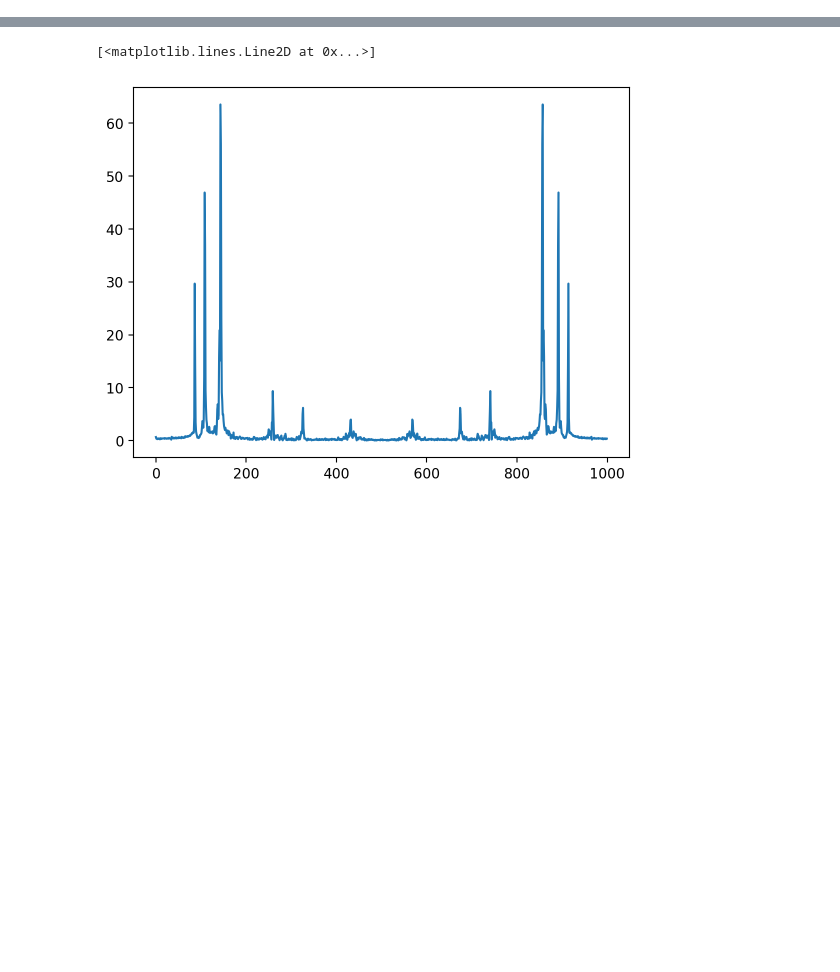
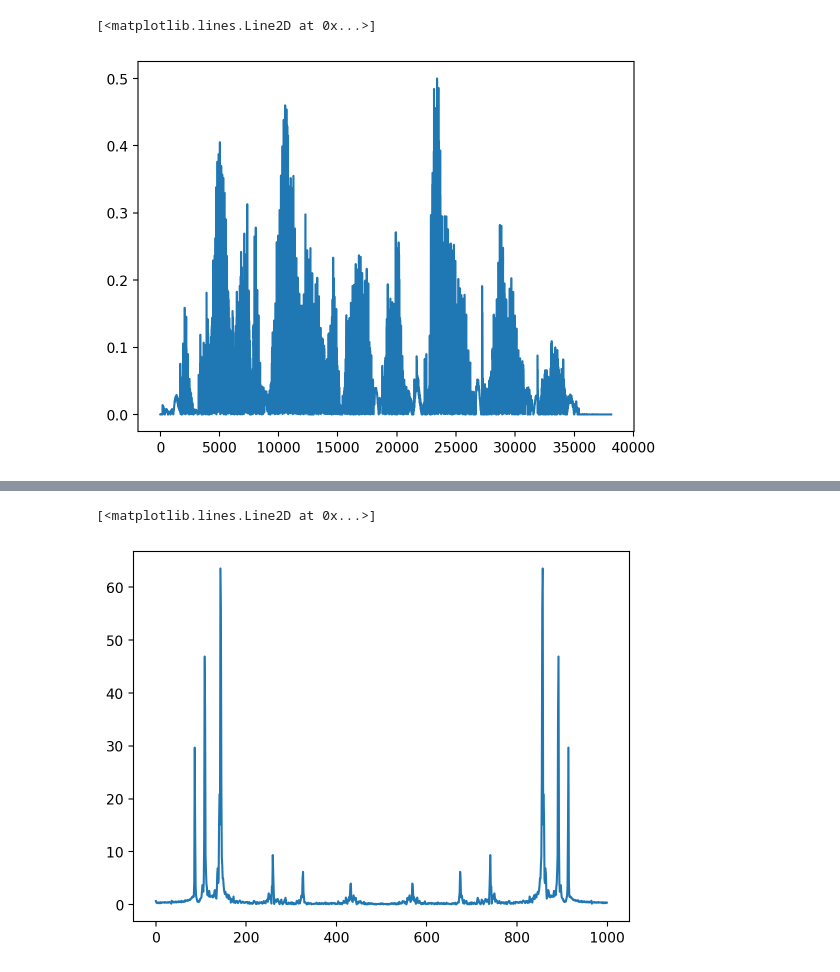
Before and after one commit to LisandraMoura/PDSI, a Jupyter notebook: ExperimentoAudio.ipynb, the cells around one changed output, grey strips where cells are left out. Cells and saved outputs as stored; diff of their text form; code cells hidden in the pictures; blank space fills up the shorter version.

```diff
--- a/ExperimentoAudio.ipynb
+++ b/ExperimentoAudio.ipynb
@@ -51,3 +53,14 @@ array([ 3.68526741+0.j        ,  0.06595625+0.20432223j,
+# %%
+import matplotlib.pyplot as plt
+#gráfico de toda a magnetude do audio
+
+np.fft.fft(x)
+
+Xmag = np.abs(x)
+plt.plot(Xmag)
+# %% [output]
+[<matplotlib.lines.Line2D at 0x...>]
+[figure, added]
 # %%
 import matplotlib.pyplot as plt
 Xmag = np.abs(X)
```
Also changed, not shown: parts of 7 cells of this notebook, 9 other files.
